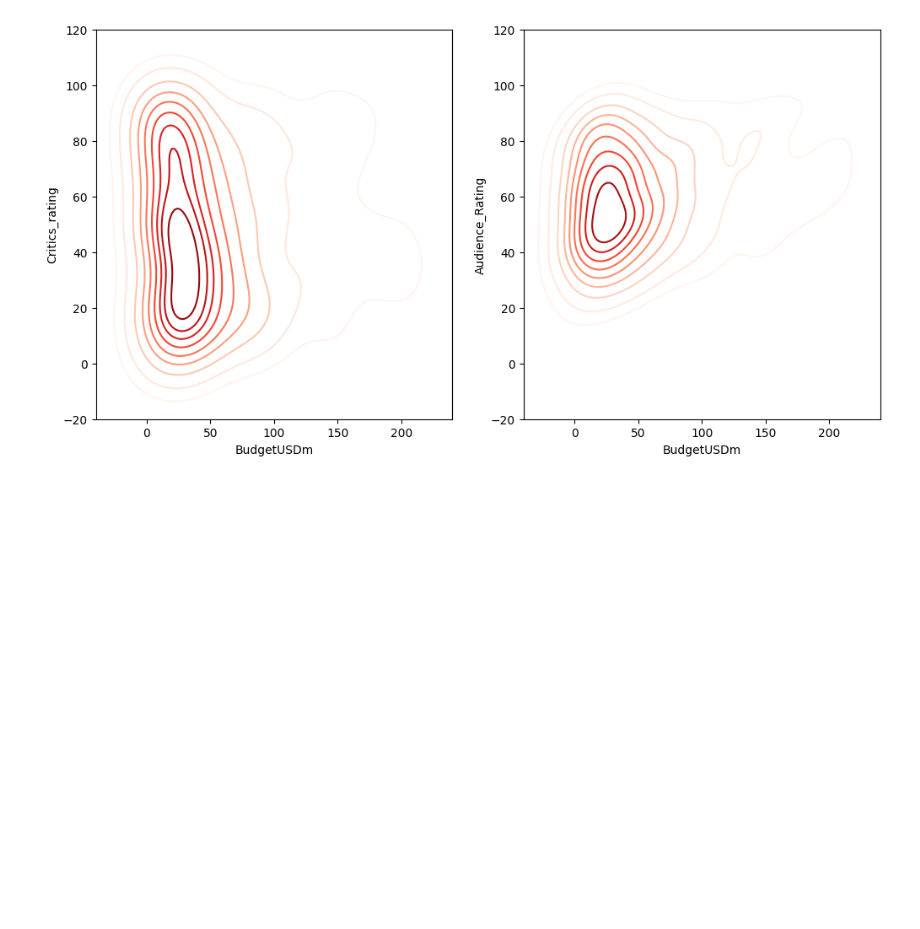
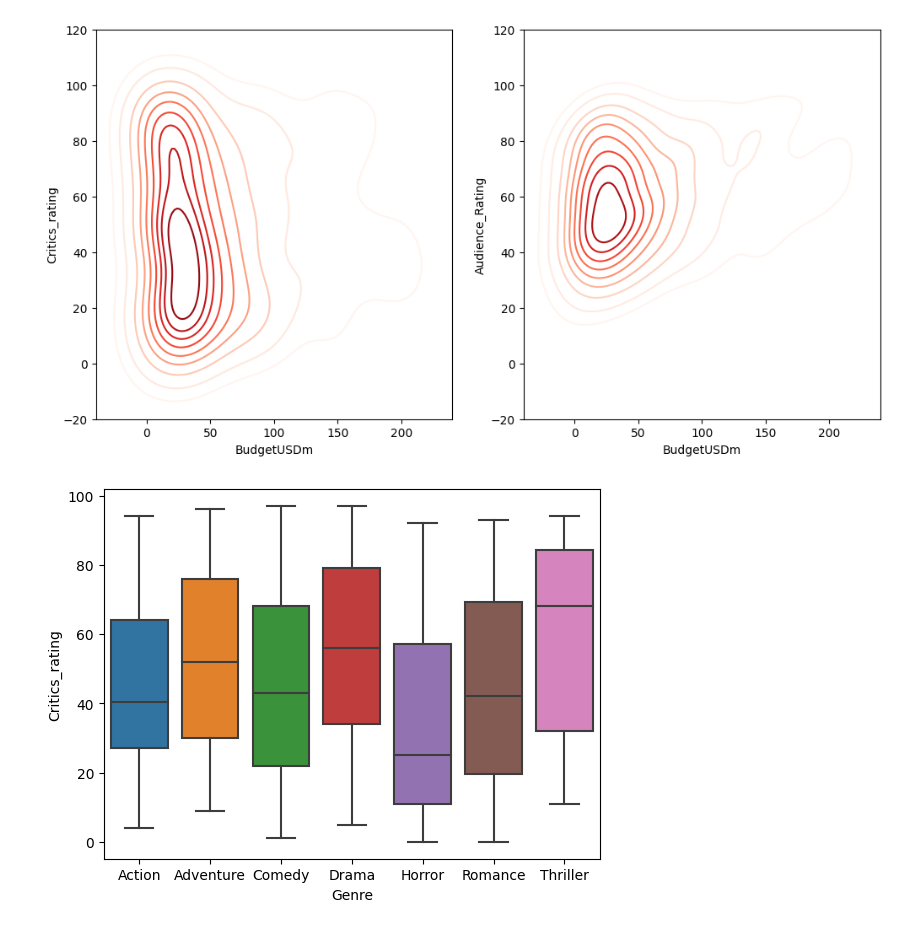
Before and after one commit to HristiyanIvanovski/Advanced-visualisation, a Jupyter notebook: movie_ratings_visuals.ipynb, the cells around one changed output. Saved outputs shown, nothing was run; the diff lists cells and outputs as text; code cells hidden in the pictures; blank space fills up the shorter version.

```diff
--- a/movie_ratings_visuals.ipynb
+++ b/movie_ratings_visuals.ipynb
@@ -191,3 +191,7 @@ sbp2.set(xlim=(-40, 240), ylim=(-20, 120))
 # %% [output]
 [(-40.0, 240.0), (-20.0, 120.0)]
 [figure]
+# %%
+boxplt = sns.boxplot(data=movies, x='Genre', y='Critics_rating')
+# %% [output]
+[figure, added]
```
Also changed, not shown: parts of 6 cells of this notebook.
